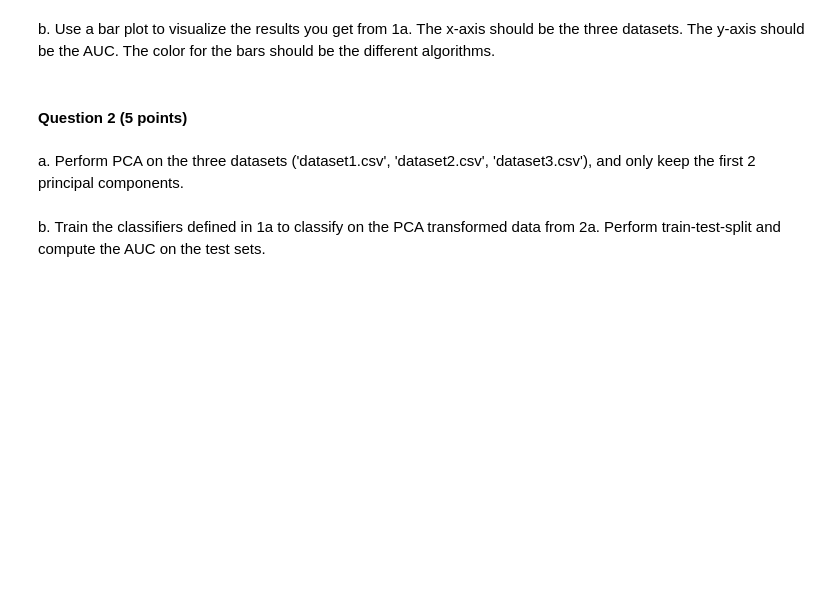
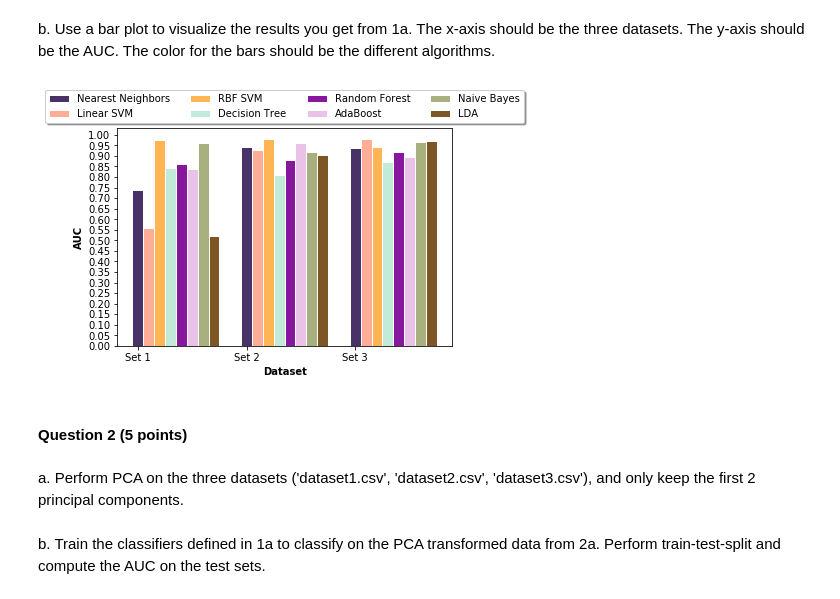
Before and after one commit to propagating/graduate-work, a Jupyter notebook: cs-530-data-mining/HW9/notebooks/HW9.ipynb, the cells around one changed output. Cells and saved outputs as stored; diff of their text form; code cells hidden in the pictures; blank space fills up the shorter version.

```diff
--- a/cs-530-data-mining/HW9/notebooks/HW9.ipynb
+++ b/cs-530-data-mining/HW9/notebooks/HW9.ipynb
@@ -32,0 +46,20 @@ classifiers = {
+# %%
+# Your code goes here
+absPath = pth('data').abspath()
+dataPath = plib.Path(absPath)
+dataSets = [p for p in dataPath.iterdir() if p.is_file()]
+predictionScores = pd.DataFrame({'Dataset': [], 'Classifier': [], 'Score': []})
+
+for dataSet in dataSets:
+    p = plib.Path(dataSet)
+    rawData = pd.read_csv(dataSet)
+    descriptors = rawData.loc[:, :'X5']
+    target = rawData['y']
+    trainDescriptors, testDescriptors, trainTarget, testTarget = train_test_split(descriptors, target, test_size=0.33)
+    for classifier in classifiers:
+        classifierAuc = run_score_classifier(trainDescriptors, trainTarget, testDescriptors, testTarget,
+                                             classifiers[classifier])
+        predictionScore = pd.DataFrame({'Dataset': [p.stem], 'Classifier': [classifier], 'Score': [classifierAuc]})
+        predictionScores = predictionScores.append((predictionScore))
+
+print(predictionScores)
@@ -37,3 +86,30 @@ b. Use a bar plot to visualize the results you get from 1a. The x-axis should be
+# %%
+def plot_auc_scores(plotData, plotClassifiers, plotScores):
+    barWidth = 0.1
+    colors = ['#493267', '#ffad96', '#ffb554', '#c2ead8', '#87189d', '#eac2e8', '#a8b07f', '#7e5625']
+    barPositionStart = np.arange(len(plotData))
+    plt.xlabel('Dataset', fontweight='bold')
+    plt.xticks([r + barWidth for r in range(len(plotData))], ['Set 1', 'Set 2', 'Set 3'])
+    plt.yticks(np.arange(0, 1.05, step=0.05))
+    plt.ylabel('AUC', fontweight='bold')
+
+    for plotClassifier in plotClassifiers:
+        classifierFilter = plotScores.Classifier == plotClassifier
+        values = plotScores[classifierFilter]
+        index = list(classifiers.keys()).index(plotClassifier)
+        barPositions = [x + barWidth for x in barPositionStart]
+        len(values)
+        plt.bar(barPositions, values.Score, color=colors[index], width=barWidth, edgecolor='white',
+                label=plotClassifier)
+        barPositionStart = barPositions
+
+    plt.legend(loc='upper center', bbox_to_anchor=(0.5, 1.2), ncol=4, fancybox=True, shadow=True)
+    plt.show()
+
+
+plot_auc_scores(dataSets, classifiers, predictionScores)
+# %% [output]
+[figure, added]
 # %% [markdown]
 #### Question 2 (5 points)
 # %% [markdown]
```
Also changed, not shown: parts of 12 cells of this notebook, 7 other files.
